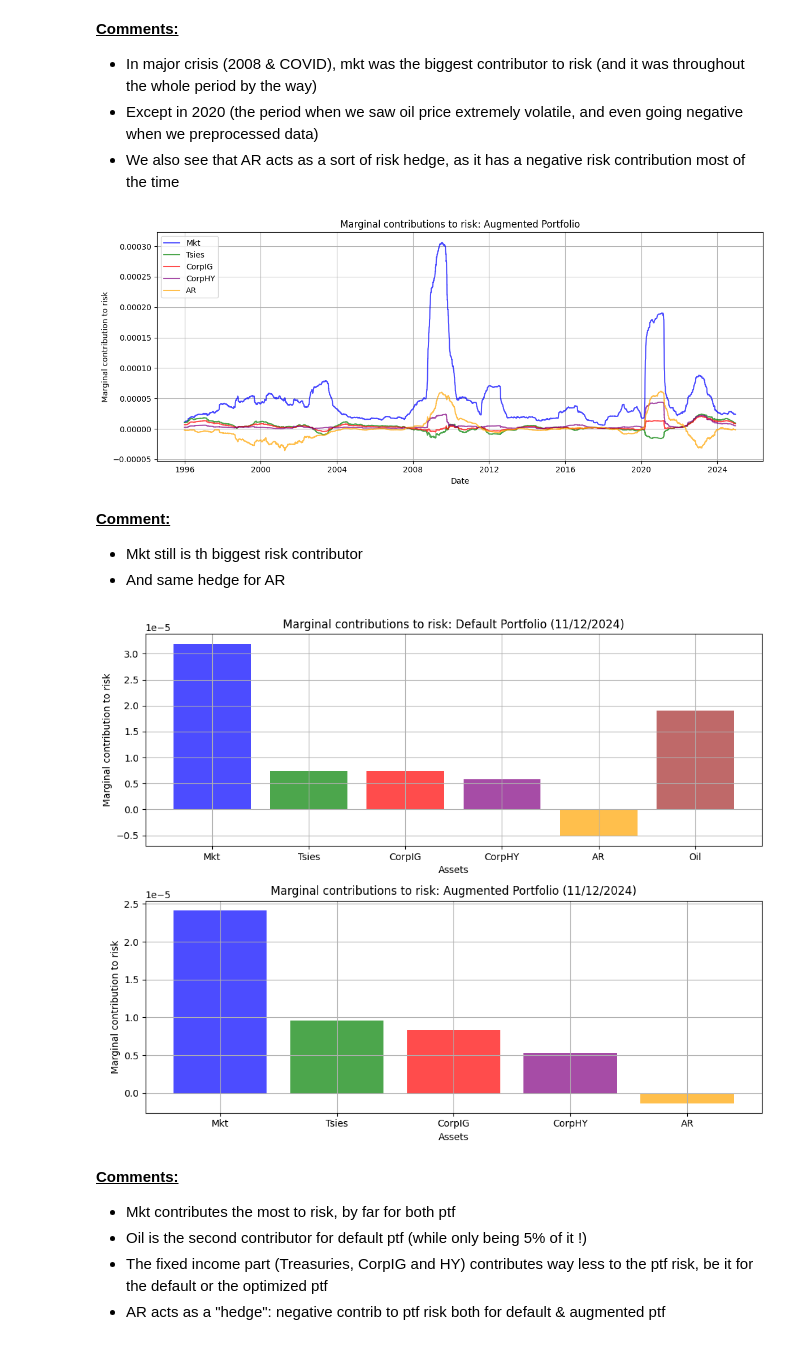
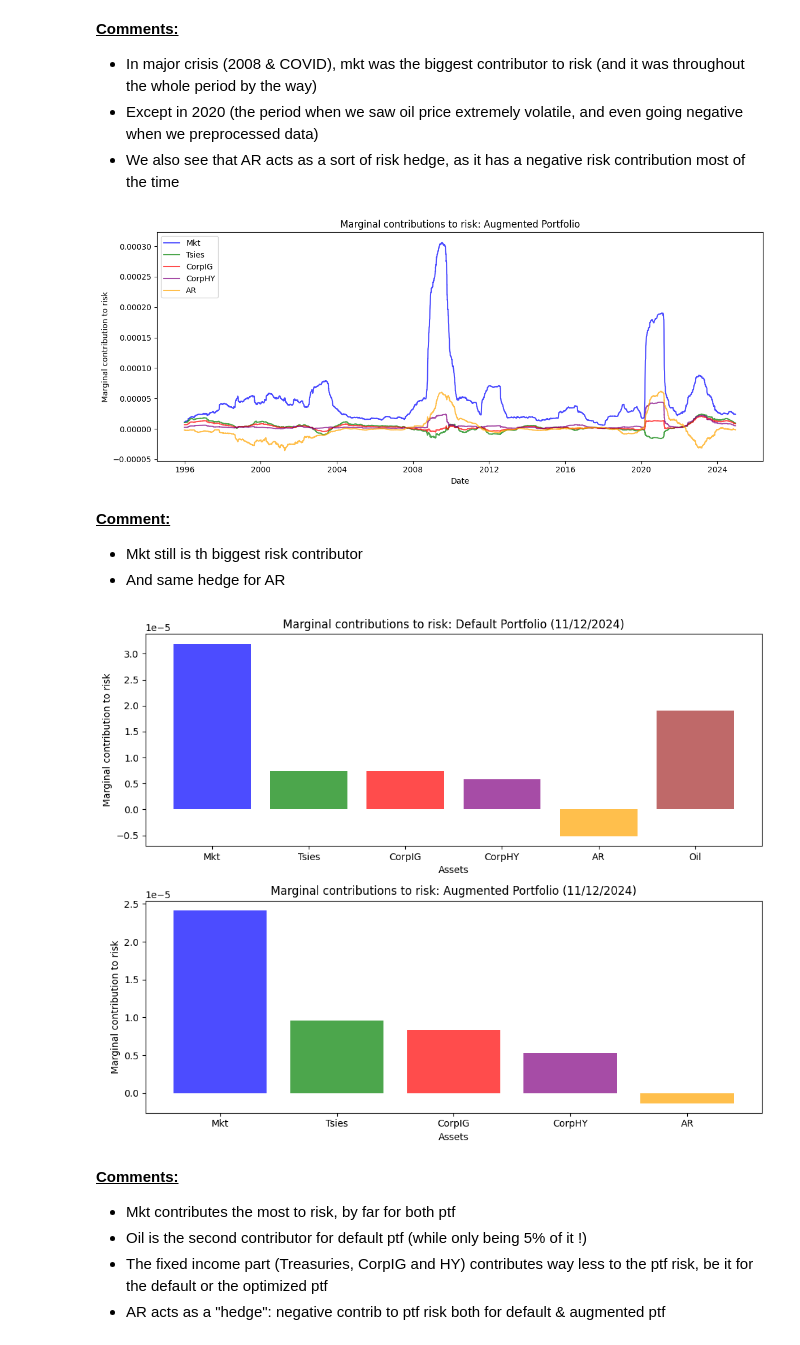
Before and after one commit to edoardonicoletti/Risk_measurament, a Jupyter notebook: Copie_de_Risk_Measurament_project_(1) (2).ipynb, the cells around one changed output. Cells and saved outputs as stored; diff of their text form; code cells hidden in the pictures.

```diff
--- a/Copie_de_Risk_Measurament_project_(1) (2).ipynb
+++ b/Copie_de_Risk_Measurament_project_(1) (2).ipynb
@@ -1003,11 +1009,11 @@ axes.set_xlabel('Date')
 axes.set_ylabel('Marginal contribution to risk')
 axes.set_title('Marginal contributions to risk: Augmented Portfolio')
 axes.legend(loc='upper left')
-axes.grid(True)
+axes.grid(False)
 plt.tight_layout()
 plt.show()
 # %% [output]
-[figure, old version]
+[figure, new version]
 # %% [markdown]
 <b><u>Comment:</b></u>
 - Mkt still is th biggest risk contributor
@@ -1015,28 +1021,28 @@ plt.show()
 # %%
 # And only for 2024-12-11
 date_target = pd.to_datetime('2024-12-11')
 marginal_contrib_default_11dec = marginal_contrib_default_df.loc[date_target]
 marginal_contrib_augmented_11dec = marginal_contrib_augmented_no_oil_df.loc[date_target]
 
 fig, axes = plt.subplots(2, 1, figsize=(10, 8))
 axes[0].bar(marginal_contrib_default_11dec.index, marginal_contrib_default_11dec,
             color=colors1[:len(marginal_contrib_default_11dec)], alpha=0.7)
 axes[0].set_xlabel('Assets')
 axes[0].set_ylabel('Marginal contribution to risk')
 axes[0].set_title('Marginal contributions to risk: Default Portfolio (11/12/2024)')
-axes[0].grid(True)
+axes[0].grid(False)
 
 axes[1].bar(marginal_contrib_augmented_11dec.index, marginal_contrib_augmented_11dec,
             color=colors1[:len(marginal_contrib_augmented_11dec)], alpha=0.7)
 axes[1].set_xlabel('Assets')
 axes[1].set_ylabel('Marginal contribution to risk')
 axes[1].set_title('Marginal contributions to risk: Augmented Portfolio (11/12/2024)')
-axes[1].grid(True)
+axes[1].grid(False)
 
 plt.tight_layout()
 plt.show()
 # %% [output]
-[figure, old version]
+[figure, new version]
 # %% [markdown]
 <b><u>Comments:</b></u>
 - Mkt contributes the most to risk, by far for both ptf
```
Also changed, not shown: parts of 31 cells of this notebook.
